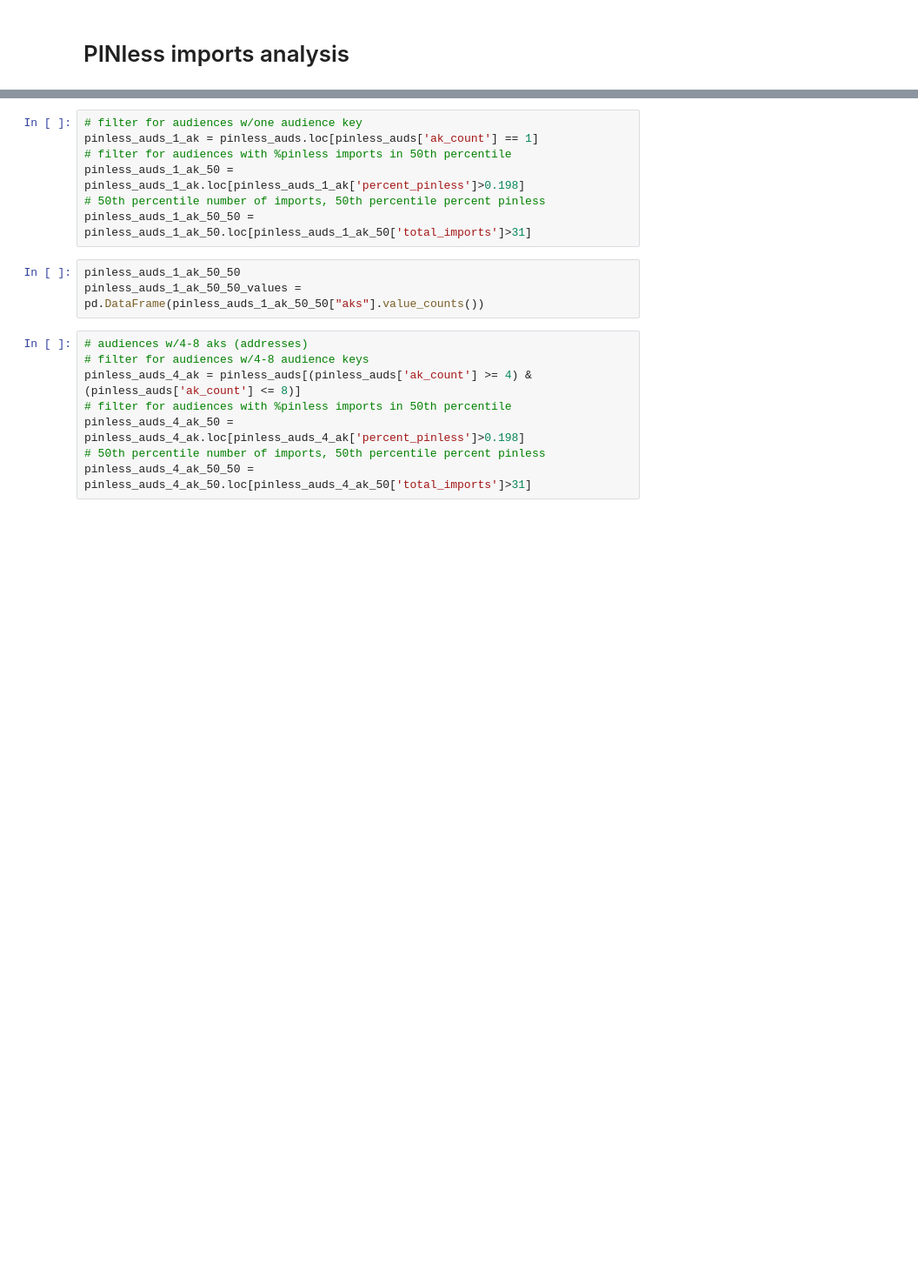
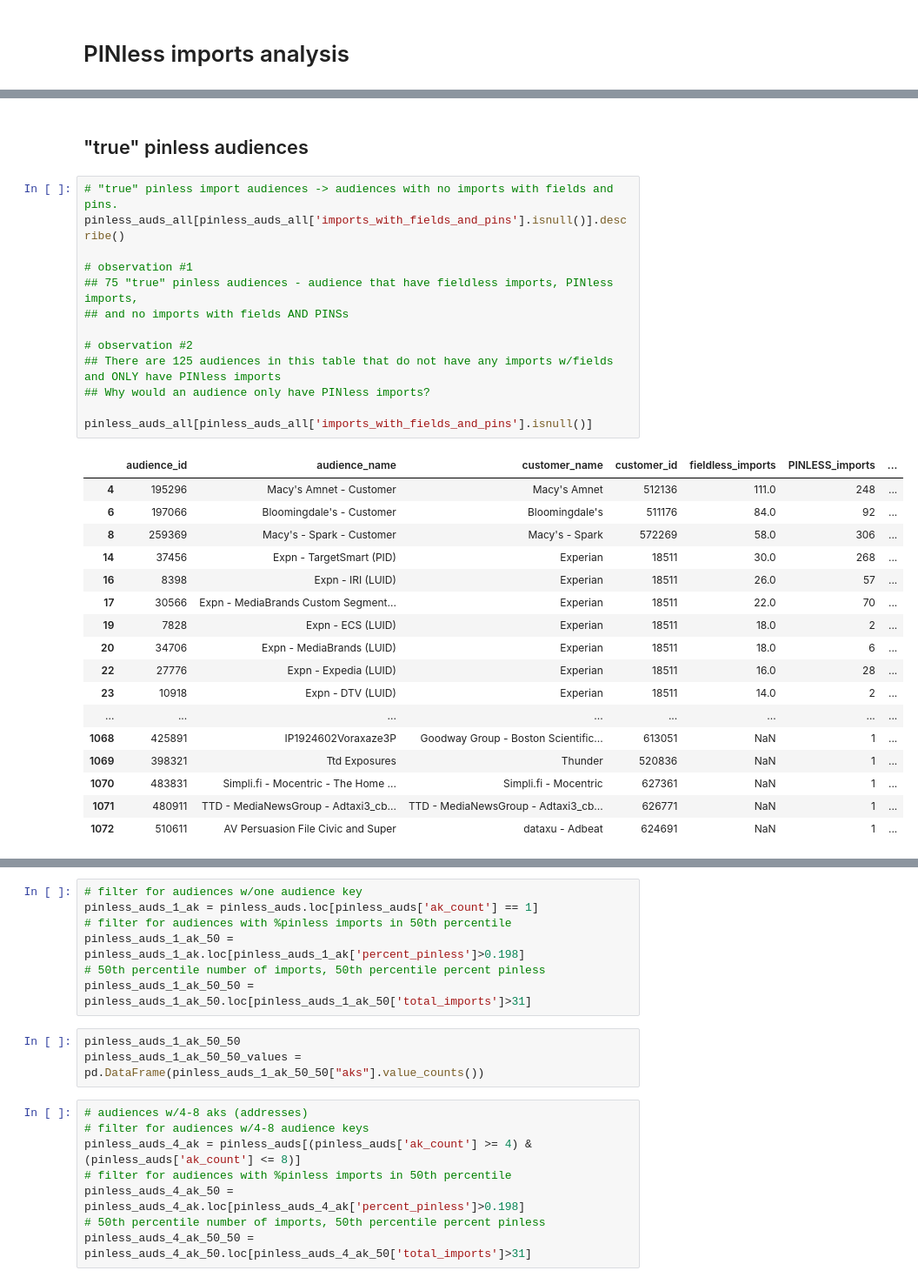
Before and after one commit to anthonylschultz/Product-Investigations, a Jupyter notebook: Audience Key analysis/results.ipynb, the cells around one changed output, grey strips where cells are left out. Shown at 87% size. Saved outputs shown, nothing was run; the diff lists cells and outputs as text; blank space fills up the shorter version.

```diff
--- a/Audience Key analysis/results.ipynb
+++ b/Audience Key analysis/results.ipynb
@@ -1479,0 +1590,33 @@ Offline Data Store audiences with address AK: 90
+# %% [markdown]
+## "true" pinless audiences
+# %%
+# "true" pinless import audiences -> audiences with no imports with fields and pins.
+pinless_auds_all[pinless_auds_all['imports_with_fields_and_pins'].isnull()].describe()
+
+# observation #1
+## 75 "true" pinless audiences - audience that have fieldless imports, PINless imports,
+## and no imports with fields AND PINSs
+
+# observation #2
+## There are 125 audiences in this table that do not have any imports w/fields and ONLY have PINless imports
+## Why would an audience only have PINless imports?
+
+pinless_auds_all[pinless_auds_all['imports_with_fields_and_pins'].isnull()]
+# %% [output]
+|  | audience_id | audience_name | customer_name | customer_id | fieldless_imports | PINLESS_imports | ... |
+| 4 | 195296 | Macy's Amnet - Customer | Macy's Amnet | 512136 | 111.0 | 248 | ... |
+| 6 | 197066 | Bloomingdale's - Customer | Bloomingdale's | 511176 | 84.0 | 92 | ... |
+| 8 | 259369 | Macy's - Spark - Customer | Macy's - Spark | 572269 | 58.0 | 306 | ... |
+| 14 | 37456 | Expn - TargetSmart (PID) | Experian | 18511 | 30.0 | 268 | ... |
+| 16 | 8398 | Expn - IRI (LUID) | Experian | 18511 | 26.0 | 57 | ... |
+| 17 | 30566 | Expn - MediaBrands Custom Segment... | Experian | 18511 | 22.0 | 70 | ... |
+| 19 | 7828 | Expn - ECS (LUID) | Experian | 18511 | 18.0 | 2 | ... |
+| 20 | 34706 | Expn - MediaBrands (LUID) | Experian | 18511 | 18.0 | 6 | ... |
+| 22 | 27776 | Expn - Expedia (LUID) | Experian | 18511 | 16.0 | 28 | ... |
+| 23 | 10918 | Expn - DTV (LUID) | Experian | 18511 | 14.0 | 2 | ... |
+| ... | ... | ... | ... | ... | ... | ... | ... |
+| 1068 | 425891 | IP1924602Voraxaze3P | Goodway Group - Boston Scientific... | 613051 | NaN | 1 | ... |
+| 1069 | 398321 | Ttd Exposures | Thunder | 520836 | NaN | 1 | ... |
+| 1070 | 483831 | Simpli.fi - Mocentric - The Home ... | Simpli.fi - Mocentric | 627361 | NaN | 1 | ... |
+| 1071 | 480911 | TTD - MediaNewsGroup - Adtaxi3_cb... | TTD - MediaNewsGroup - Adtaxi3_cb... | 626771 | NaN | 1 | ... |
+| 1072 | 510611 | AV Persuasion File Civic and Super | dataxu - Adbeat | 624691 | NaN | 1 | ... |
```
Also changed, not shown: parts of 45 cells of this notebook.
